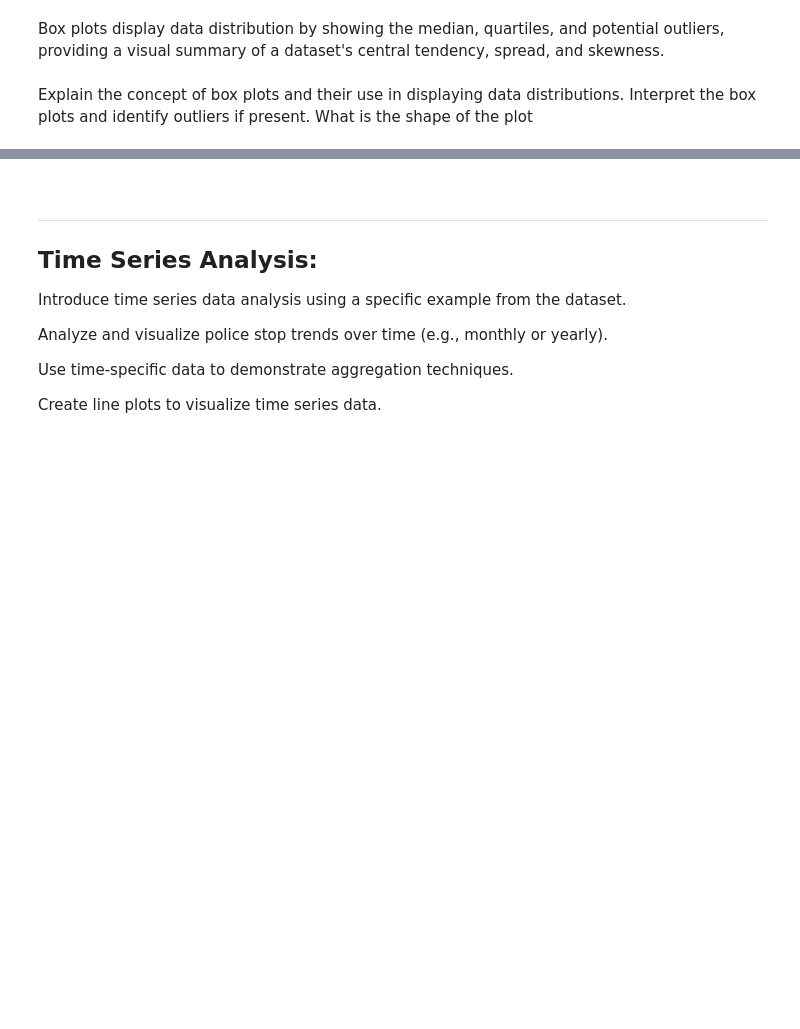
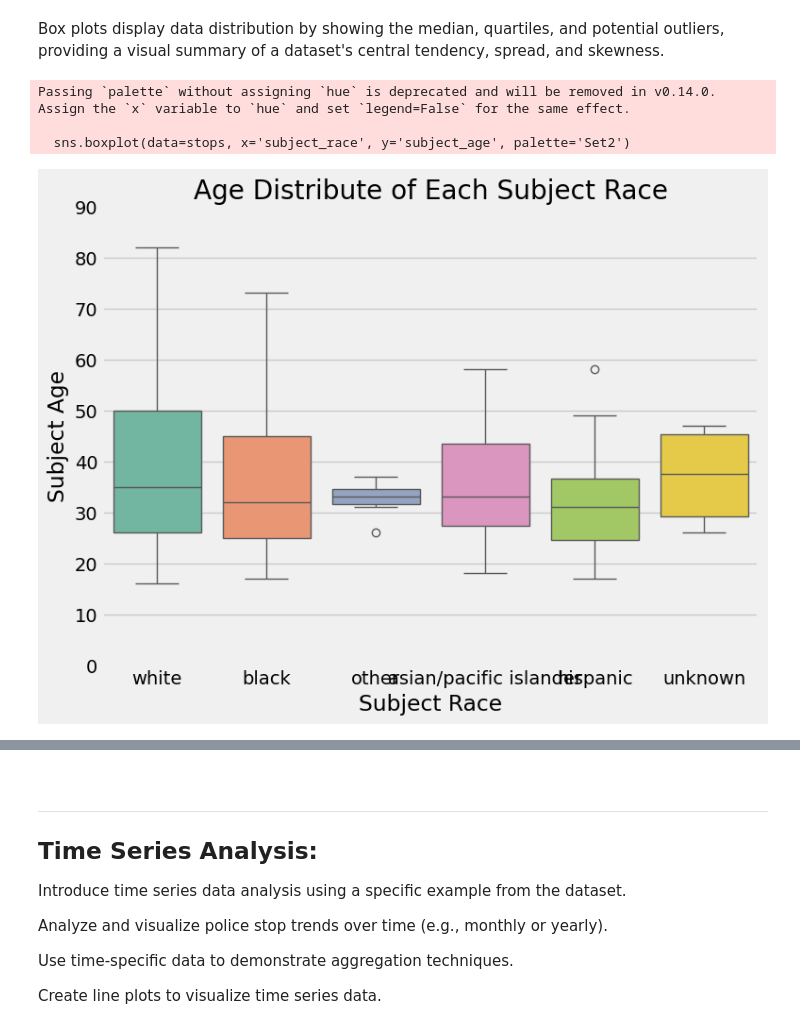
Before and after one commit to ds-modules/Legalst-123, a Jupyter notebook: labs/04_Probability Distributions, Bootstrap, and Confidence Intervals/04_Visualizatio_SummaryStatistics_Aggregations.ipynb, the cells around one changed output, grey strips where cells are left out. Saved outputs shown, nothing was run; the diff lists cells and outputs as text; code cells hidden in the pictures; blank space fills up the shorter version.

Commit message:
Updated boxplot

```diff
--- a/labs/04_Probability Distributions, Bootstrap, and Confidence Intervals/04_Visualizatio_SummaryStatistics_Aggregations.ipynb
+++ b/labs/04_Probability Distributions, Bootstrap, and Confidence Intervals/04_Visualizatio_SummaryStatistics_Aggregations.ipynb
@@ -271,10 +271,23 @@ Text(0, 0.5, 'Y-axis')
 #### **3. Box Plots:** Create a box plots for relevant columns.
 # %% [markdown]
 Box plots display data distribution by showing the median, quartiles, and potential outliers, providing a visual summary of a dataset's central tendency, spread, and skewness.
-# %% [markdown]
-Explain the concept of box plots and their use in displaying data distributions. Interpret the box plots and identify outliers if present. What is the shape of the plot
 # %%
 # For this plot type we will look at the age distribution of all the subject races
 #(very similar to what we did in the aggregation section but this time we are making visualizations)
 
-#first we need to make a new DataFrame with
+#first we need to group the function
+grouped = stops[['subject_age', 'subject_race']].groupby('subject_race')
+
+#then we can make a boxplot using the grouped dataset
+plt.figure(figsize=(8, 6))
+sns.boxplot(data=stops, x='subject_race', y='subject_age', palette='Set2')
+plt.title('Age Distribute of Each Subject Race')
+plt.xlabel('Subject Race')
+plt.ylabel('Subject Age')
+plt.ylim(0, 90)
+plt.show()
+# %% [output]
+Passing `palette` without assigning `hue` is deprecated and will be removed in v0.14.0. Assign the `x` variable to `hue` and set `legend=False` for the same effect.
+
+  sns.boxplot(data=stops, x='subject_race', y='subject_age', palette='Set2')
+[figure, added]
```
Also changed, not shown: parts of 1 cell of this notebook.
